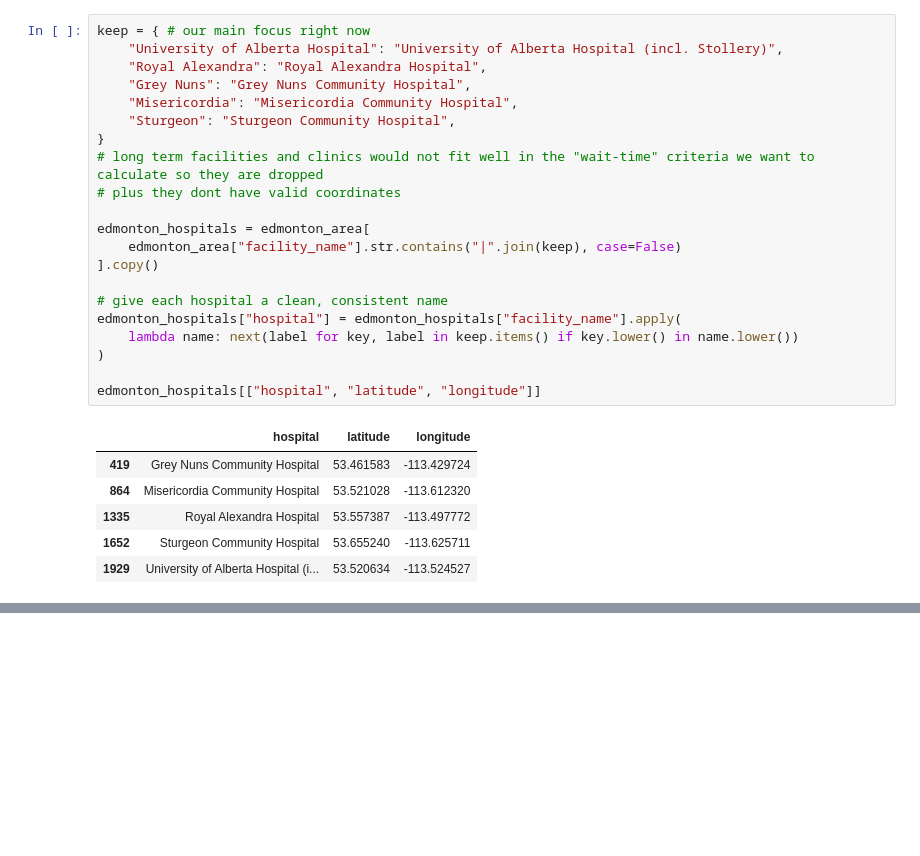
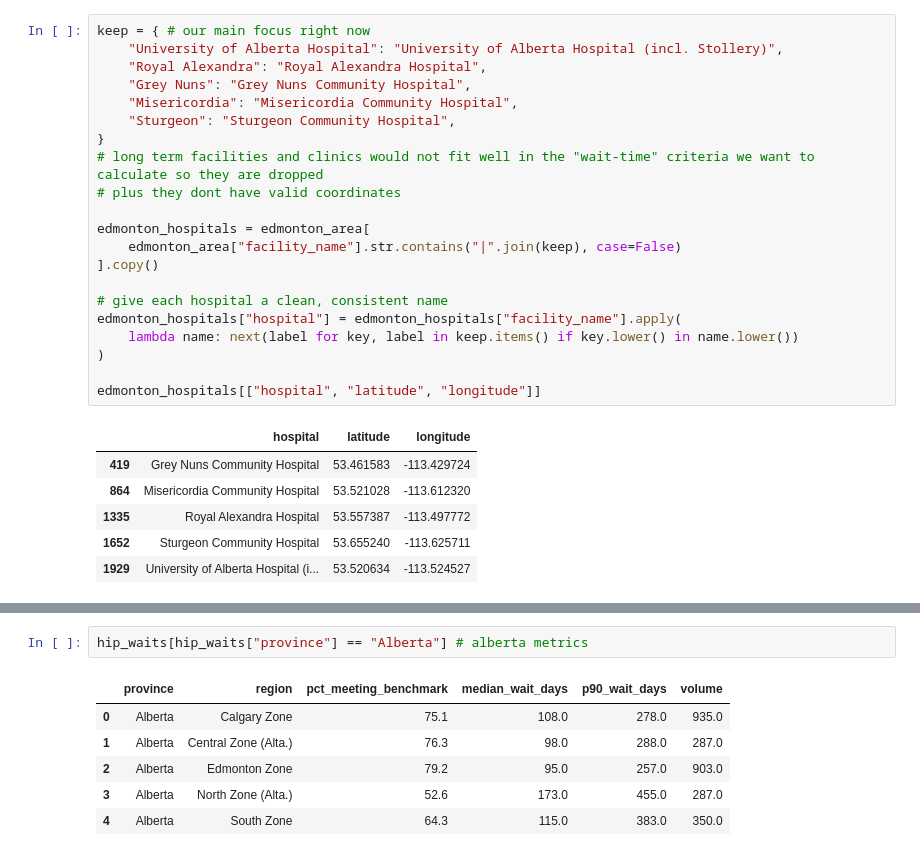
Before and after one commit to mannatkaur123/canada-health-access, a Jupyter notebook: notebooks/data_acquisition.ipynb, the cells around one changed output, grey strips where cells are left out. Drawn from its saved outputs; the diff is of its cells as text; blank space fills up the shorter version.

```diff
--- a/notebooks/data_acquisition.ipynb
+++ b/notebooks/data_acquisition.ipynb
@@ -163,0 +329,9 @@ edmonton_hospitals[["hospital", "latitude", "longitude"]]
+# %%
+hip_waits[hip_waits["province"] == "Alberta"] # alberta metrics
+# %% [output]
+|  | province | region | pct_meeting_benchmark | median_wait_days | p90_wait_days | volume |
+| 0 | Alberta | Calgary Zone | 75.1 | 108.0 | 278.0 | 935.0 |
+| 1 | Alberta | Central Zone (Alta.) | 76.3 | 98.0 | 288.0 | 287.0 |
+| 2 | Alberta | Edmonton Zone | 79.2 | 95.0 | 257.0 | 903.0 |
+| 3 | Alberta | North Zone (Alta.) | 52.6 | 173.0 | 455.0 | 287.0 |
+| 4 | Alberta | South Zone | 64.3 | 115.0 | 383.0 | 350.0 |
```
Also changed, not shown: parts of 16 cells of this notebook, 1 other file.
